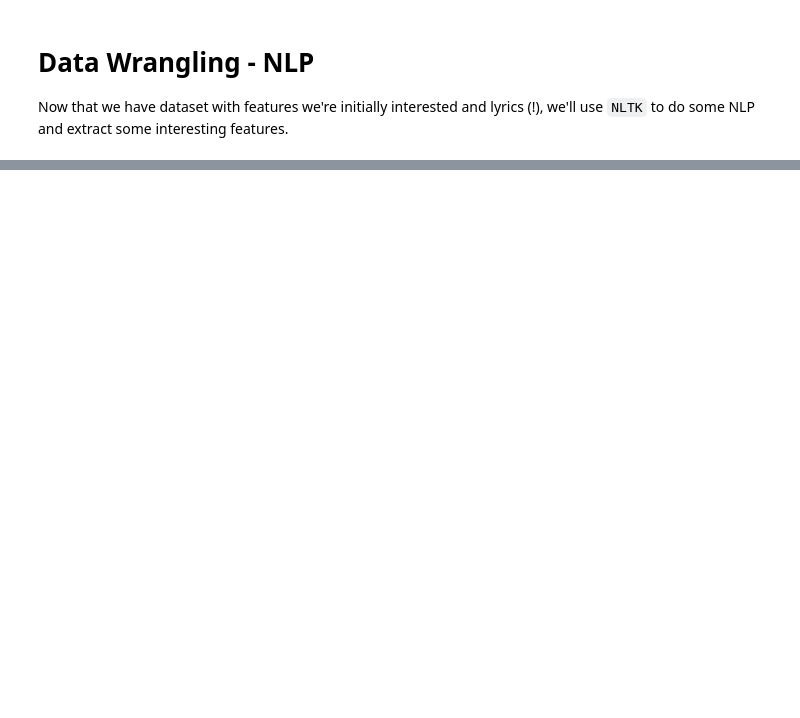
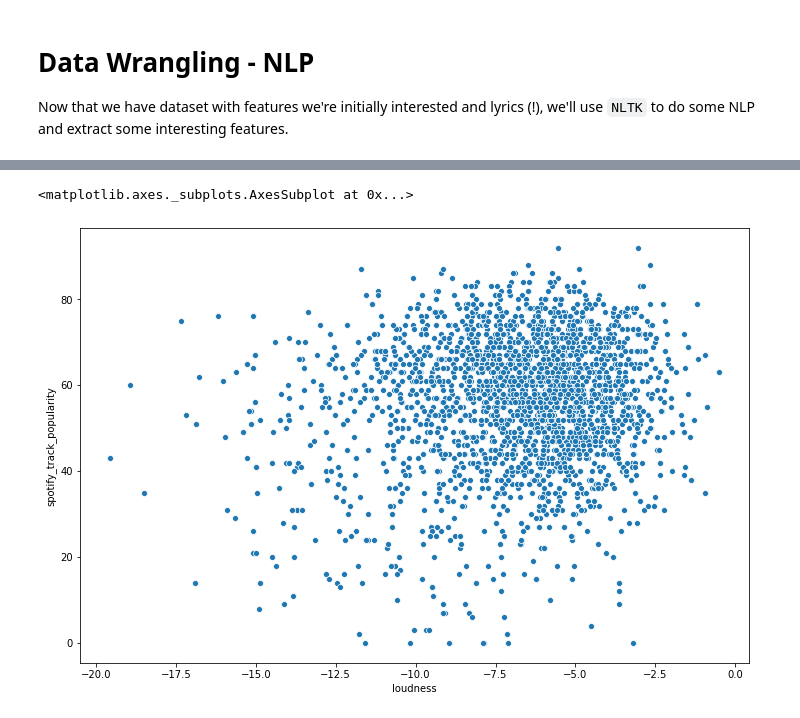
Before and after one commit to kaipak/street-pred, a Jupyter notebook: notebooks/data_wrangling_v0.0.2.ipynb, the cells around one changed output, grey strips where cells are left out. Cells and saved outputs as stored; diff of their text form; code cells hidden in the pictures; blank space fills up the shorter version.

```diff
--- a/notebooks/data_wrangling_v0.0.2.ipynb
+++ b/notebooks/data_wrangling_v0.0.2.ipynb
@@ -15,5 +12,8 @@ import numpy as np
 import matplotlib.pyplot as plt
 import re
 import seaborn as sns
+# %%
+plt.rcParams['figure.figsize'] = [12, 8]
 # %%
 df_proc1 = pd.read_feather('../data/processed/stage1_lyrics.feather')
+df_proc1 = df_proc1.loc[df_proc1['lyrics'] != ''].reset_index()
@@ -57,3 +87 @@ str_test
-# %%
-df_proc1['lyric_proc'] = df_proc1.apply(num_words, axis=1)
 # %%
@@ -74,0 +102,5 @@ df_proc1
+# %%
+df_proc1['lyrics_proc'] = df_proc1.apply(clean_lyrics, axis=1)
+df_proc1['word_count'] = df_proc1.apply(word_count, axis=1)
+df_proc1['vocab_count'] = df_proc1.apply(vocab_count, axis=1)
+df_proc1['lex_div'] = df_proc1.apply(lex_div, axis=1)
@@ -74,0 +117,5 @@ df_proc1
+# %%
+sns.scatterplot(data=df_proc1, y='spotify_track_popularity', x='loudness')
+# %% [output]
+<matplotlib.axes._subplots.AxesSubplot at 0x...>
+[figure, added]
```
Also changed, not shown: parts of 20 cells of this notebook, 1 other file.
